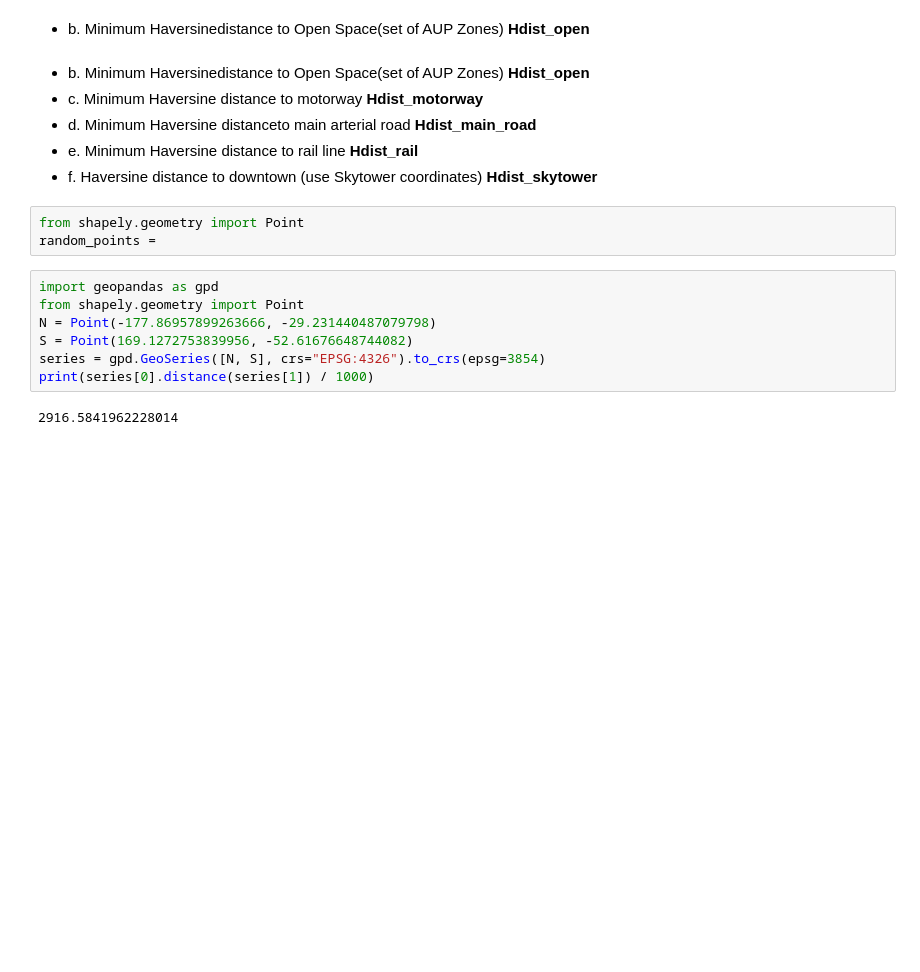
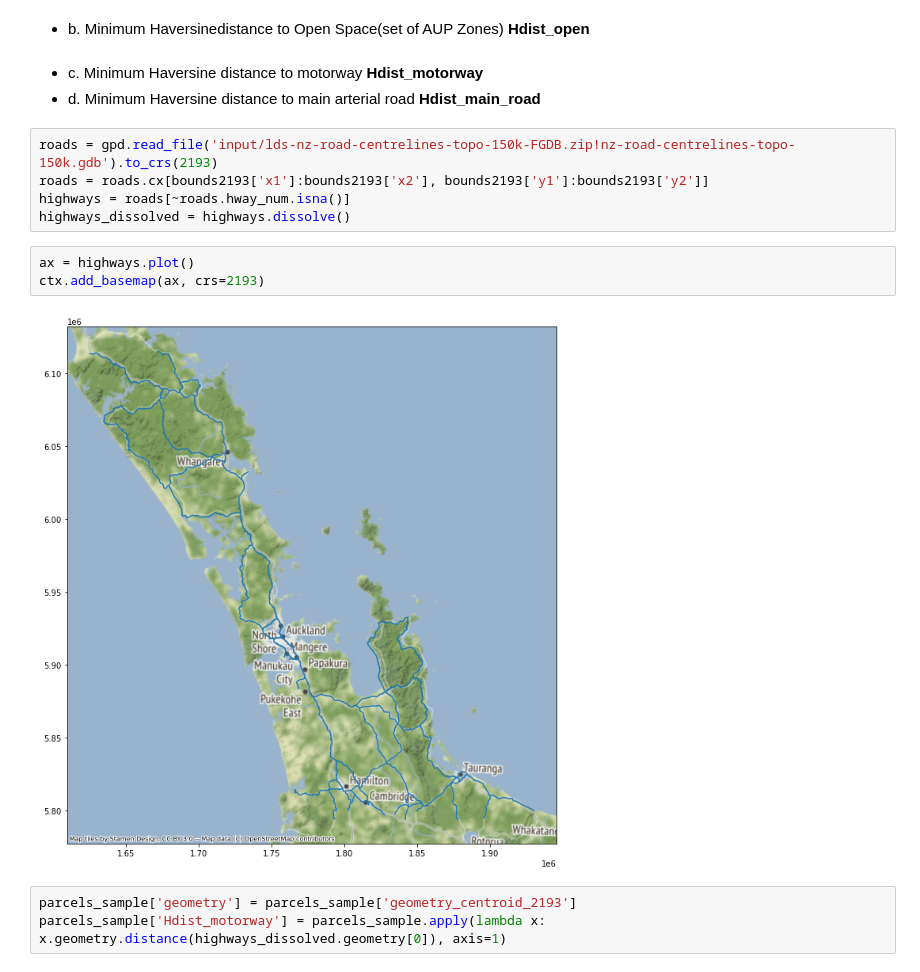
Before and after one commit to UoA-eResearch/auckland-housing, a Jupyter notebook: phase1.ipynb, the cells around one changed output. Saved outputs shown, nothing was run; the diff lists cells and outputs as text; blank space fills up the shorter version.

Commit message:
add more Hdistances

```diff
--- a/phase1.ipynb
+++ b/phase1.ipynb
@@ -161,20 +157,18 @@ coastline.cx[1.7e6:1.8e6, 5.85e6:5.97e6].plot(ax=ax)
 # %% [markdown]
 - b. Minimum Haversinedistance to Open Space(set of AUP Zones) **Hdist_open**
 # %% [markdown]
-- b. Minimum Haversinedistance to Open Space(set of AUP Zones) **Hdist_open**
 - c. Minimum Haversine distance to motorway **Hdist_motorway**
-- d. Minimum Haversine distanceto main arterial road **Hdist_main_road**
-- e. Minimum Haversine distance to rail line **Hdist_rail**
-- f. Haversine distance to downtown (use Skytower coordinates) **Hdist_skytower**
+- d. Minimum Haversine distance to main arterial road **Hdist_main_road**
-# %%
-from shapely.geometry import Point
-random_points =
-# %%
-import geopandas as gpd
-from shapely.geometry import Point
-N = Point(-177.86957899263666, -29.231440487079798)
-S = Point(169.1272753839956, -52.61676648744082)
-series = gpd.GeoSeries([N, S], crs="EPSG:4326").to_crs(epsg=3854)
-print(series[0].distance(series[1]) / 1000)
-# %% [output]
-2916.5841962228014
+# %%
+roads = gpd.read_file('input/lds-nz-road-centrelines-topo-150k-FGDB.zip!nz-road-centrelines-topo-150k.gdb').to_crs(2193)
+roads = roads.cx[bounds2193['x1']:bounds2193['x2'], bounds2193['y1']:bounds2193['y2']]
+highways = roads[~roads.hway_num.isna()]
+highways_dissolved = highways.dissolve()
+# %%
+ax = highways.plot()
+ctx.add_basemap(ax, crs=2193)
+# %% [output]
+[figure, added]
+# %%
+parcels_sample['geometry'] = parcels_sample['geometry_centroid_2193']
+parcels_sample['Hdist_motorway'] = parcels_sample.apply(lambda x: x.geometry.distance(highways_dissolved.geometry[0]), axis=1)
```
Also changed, not shown: parts of 15 cells of this notebook, 1 other file.
